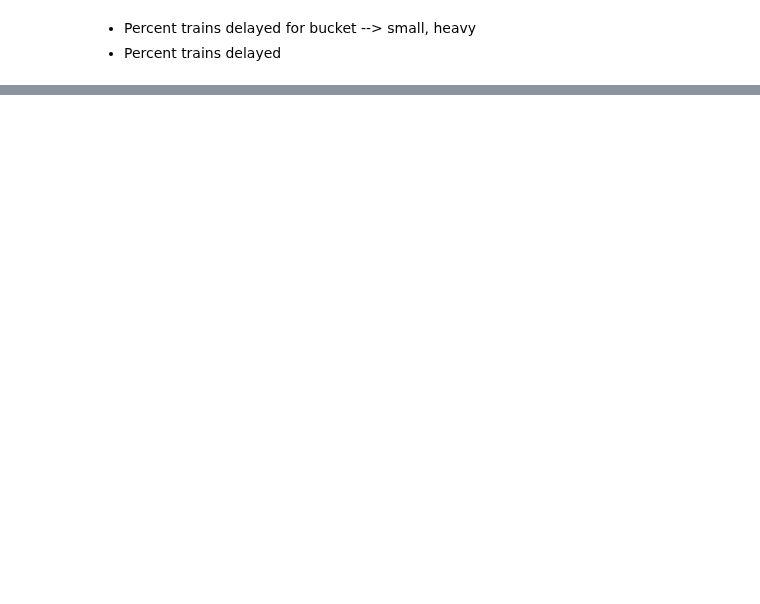
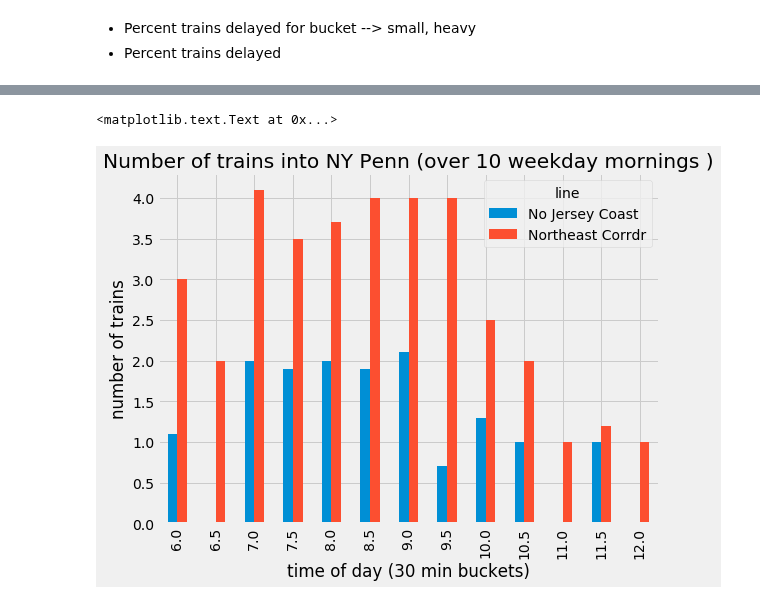
Before and after one commit to pranavbadami/njtransit, a Jupyter notebook: notebooks/analysis/morning_commute.ipynb, the cells around one changed output, grey strips where cells are left out. Drawn from its saved outputs; the diff is of its cells as text; code cells hidden in the pictures; blank space fills up the shorter version.

Commit message:
morning commute analysis, system overview starting

```diff
--- a/notebooks/analysis/morning_commute.ipynb
+++ b/notebooks/analysis/morning_commute.ipynb
@@ -133,0 +152,7 @@ ax.set(title='Mean delay time for NY Penn, weekdays 2/5/18 to 2/6/18')
+# %%
+delay_by_line['time_of_day'] = delay_by_line.index/3600.0
+# %%
+morning_delay = delay_by_line[(delay_by_line['time_of_day'] >= 6) & (delay_by_line['time_of_day'] <= 12)]
+ax = morning_delay.plot(morning_delay['time_of_day'], y=['No Jersey Coast', 'Northeast Corrdr'], figsize=(8,6), kind="bar", title="Mean Delay into NY Penn (over 10 weekday mornings )")
+ax.set_xlabel('time of day (30 min buckets)')
+ax.set_ylabel('mean delay (in minutes)')
@@ -133,0 +162,12 @@ ax.set(title='Mean delay time for NY Penn, weekdays 2/5/18 to 2/6/18')
+# %%
+trains_by_line = (to_nyp_hv_bucket.size()/10).unstack()
+# %%
+trains_by_line['time_of_day'] = trains_by_line.index/3600.0
+# %%
+morning_trains = trains_by_line[(trains_by_line['time_of_day'] >= 6) & (trains_by_line['time_of_day'] <= 12)]
+ax = morning_trains.plot(morning_delay['time_of_day'], y=['No Jersey Coast', 'Northeast Corrdr'], figsize=(8,6), kind="bar", title="Number of trains into NY Penn (over 10 weekday mornings )")
+ax.set_xlabel('time of day (30 min buckets)')
+ax.set_ylabel('number of trains')
+# %% [output]
+<matplotlib.text.Text at 0x...>
+[figure, added]
```
Also changed, not shown: parts of 21 cells of this notebook.
